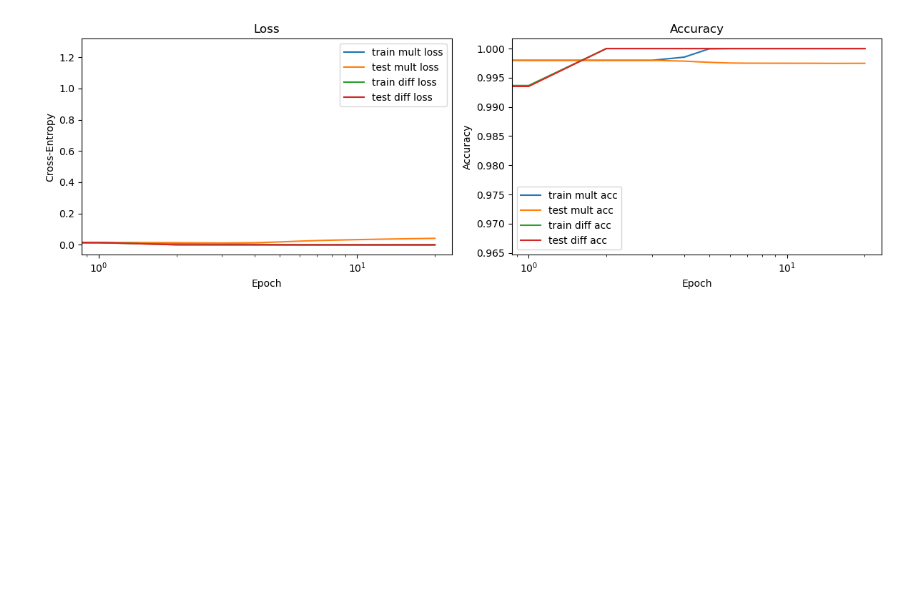
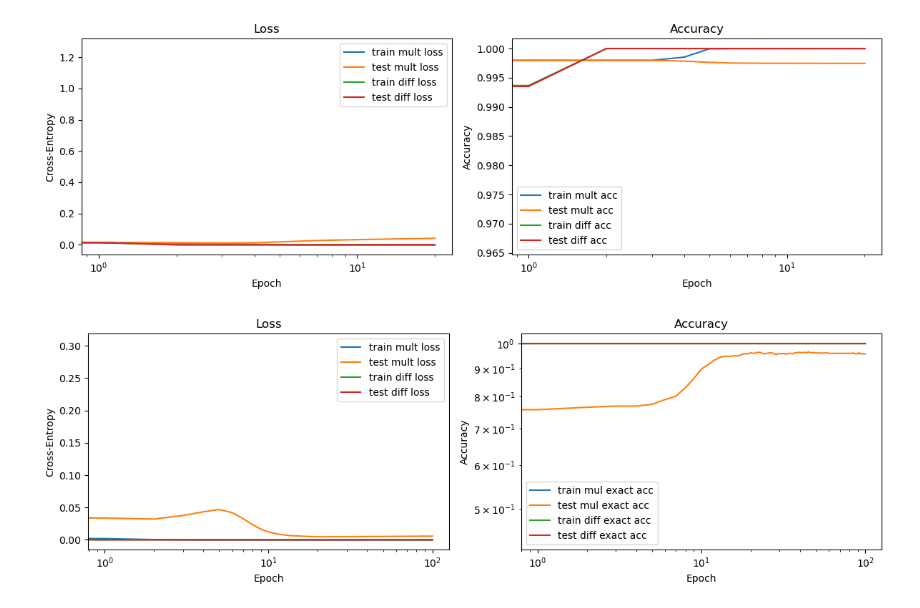
Before and after one commit to IustinS2/Grokking, a Jupyter notebook: iustin/dg_alg.ipynb, the cells around one changed output. Cells and saved outputs as stored; diff of their text form; code cells hidden in the pictures; blank space fills up the shorter version.

```diff
--- a/iustin/dg_alg.ipynb
+++ b/iustin/dg_alg.ipynb
@@ -200,7 +201,7 @@ def build_dg_dataset_tensor(p=5, q=5, frac=0.4, batch_size=None, seed=0, device=
     rights = torch.cat([mul_right, diff_right], dim=0)
     targets = torch.cat([mul_y, diff_y], dim=0)
 
-    dataset = TensorDataset(ops.cpu(), lefts.cpu(), rights.cpu(), targets.cpu())
+    dataset = TensorDataset(ops, lefts, rights, targets)
 
     n = len(dataset)
     n_train = int(frac * n)
@@ -220,11 +221,10 @@ def build_dg_dataset_tensor(p=5, q=5, frac=0.4, batch_size=None, seed=0, device=
     test_loader = DataLoader(test_dataset, batch_size=test_batch_size, shuffle=False)
 
     return {
-        "basis": basis.cpu(),
+        "basis": basis,
         "D": D,
-        "dummy": dummy,
-        "mul_targets": mul_targets.cpu(),
-        "diff_targets": diff_targets.cpu(),
+        "mul_targets": mul_targets,
+        "diff_targets": diff_targets,
         "train_loader": train_loader,
         "test_loader": test_loader,
         "dataset": dataset,
@@ -449,5 +421,5 @@ def train_dg(
 
     return model, data, history
 # %%
-md, data, hist=train_dg(batch_size=None,n_epochs=2000,device=device)
+md, data, hist=train_dg(p=3, q=3, batch_size=100,n_epochs=10000,device=device, std=0.01, diff_repeat=36, weight_decay=0.5)
 # %% [output]
@@ -496,3 +468,33 @@ plt.tight_layout()
 plt.show()
 # %% [output]
 [figure]
+# %%
+fig, axes = plt.subplots(1, 2, figsize=(12, 4))
+epochs = torch.arange(len(hist["train_mul_loss"])).cpu()
+
+axes[0].set_xscale("log")
+#axes[0].set_yscale("log")
+axes[0].plot(epochs, hist["train_mul_loss"], label="train mult loss")
+axes[0].plot(epochs, hist["test_mul_loss"], label="test mult loss")
+axes[0].plot(epochs, hist["train_diff_loss"], label="train diff loss")
+axes[0].plot(epochs, hist["test_diff_loss"], label="test diff loss")
+axes[0].set_title("Loss")
+axes[0].set_xlabel("Epoch")
+axes[0].set_ylabel("Cross-Entropy")
+axes[0].legend()
+
+axes[1].set_xscale("log")
+axes[1].set_yscale("log")
+axes[1].plot(epochs, hist["train_mul_exact_acc"], label="train mul exact acc")
+axes[1].plot(epochs, hist["test_mul_exact_acc"], label="test mul exact acc")
+axes[1].plot(epochs, hist["train_diff_exact_acc"], label="train diff exact acc")
+axes[1].plot(epochs, hist["test_diff_exact_acc"], label="test diff exact acc")
+axes[1].set_title("Accuracy")
+axes[1].set_xlabel("Epoch")
+axes[1].set_ylabel("Accuracy")
+axes[1].legend()
+
+plt.tight_layout()
+plt.show()
+# %% [output]
+[figure, added]
```
Also changed, not shown: parts of 5 cells of this notebook.
